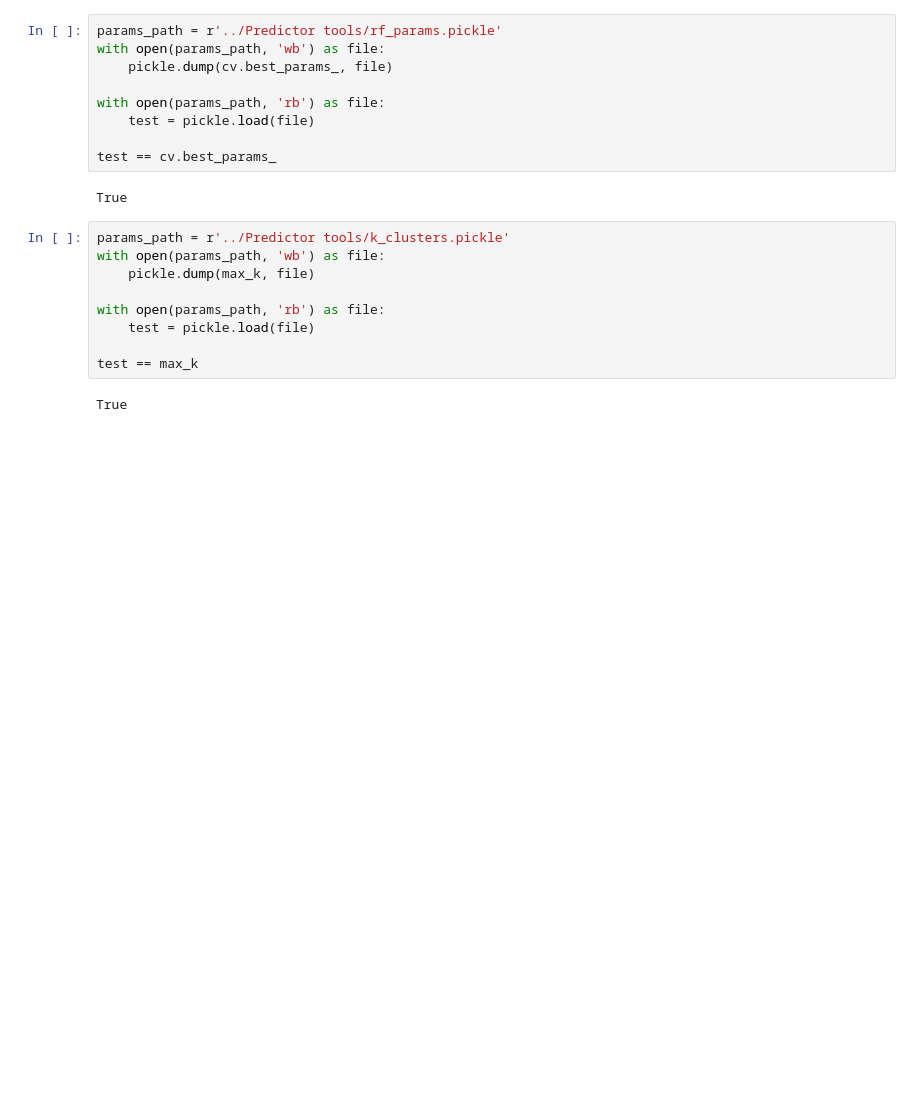
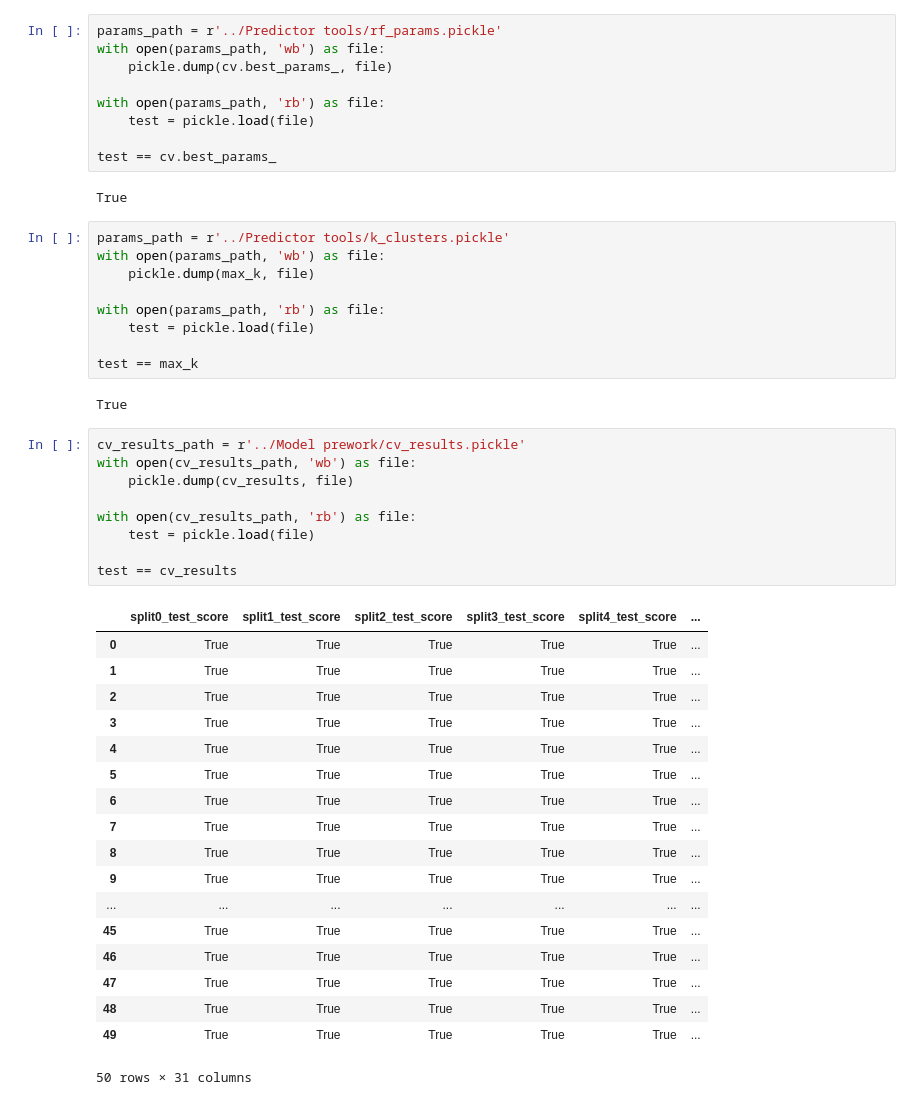
Before and after one commit to HechtYehuda/NYC-MVA-model, a Jupyter notebook: Model prework/Hyperparameter tuning.ipynb, the cells around one changed output. Saved outputs shown, nothing was run; the diff lists cells and outputs as text; blank space fills up the shorter version.

Commit message:
Pickle CV results

```diff
--- a/Model prework/Hyperparameter tuning.ipynb
+++ b/Model prework/Hyperparameter tuning.ipynb
@@ -324,3 +324,31 @@ with open(params_path, 'rb') as file:
 test == max_k
 # %% [output]
 True
+# %%
+cv_results_path = r'../Model prework/cv_results.pickle'
+with open(cv_results_path, 'wb') as file:
+    pickle.dump(cv_results, file)
+
+with open(cv_results_path, 'rb') as file:
+    test = pickle.load(file)
+
+test == cv_results
+# %% [output]
+|  | split0_test_score | split1_test_score | split2_test_score | split3_test_score | split4_test_score | ... |
+| 0 | True | True | True | True | True | ... |
+| 1 | True | True | True | True | True | ... |
+| 2 | True | True | True | True | True | ... |
+| 3 | True | True | True | True | True | ... |
+| 4 | True | True | True | True | True | ... |
+| 5 | True | True | True | True | True | ... |
+| 6 | True | True | True | True | True | ... |
+| 7 | True | True | True | True | True | ... |
+| 8 | True | True | True | True | True | ... |
+| 9 | True | True | True | True | True | ... |
+| ... | ... | ... | ... | ... | ... | ... |
+| 45 | True | True | True | True | True | ... |
+| 46 | True | True | True | True | True | ... |
+| 47 | True | True | True | True | True | ... |
+| 48 | True | True | True | True | True | ... |
+| 49 | True | True | True | True | True | ... |
+50 rows × 31 columns
```
Also changed, not shown: 1 other file.
